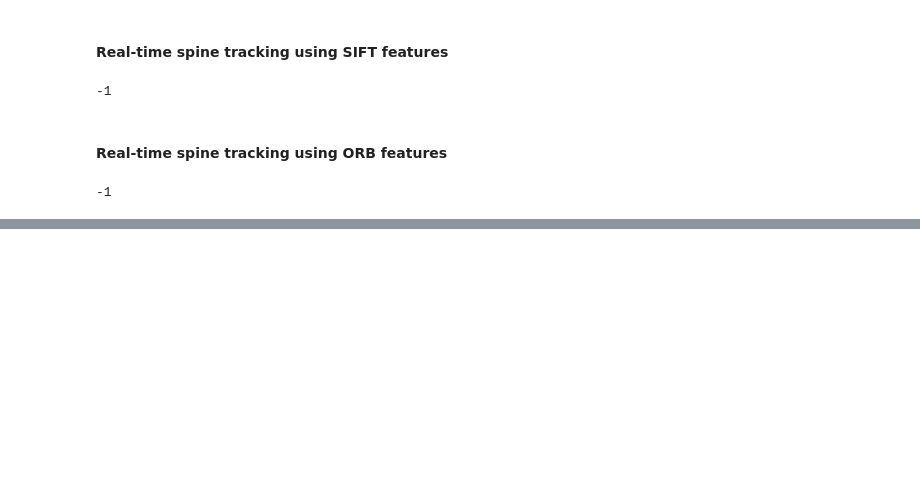
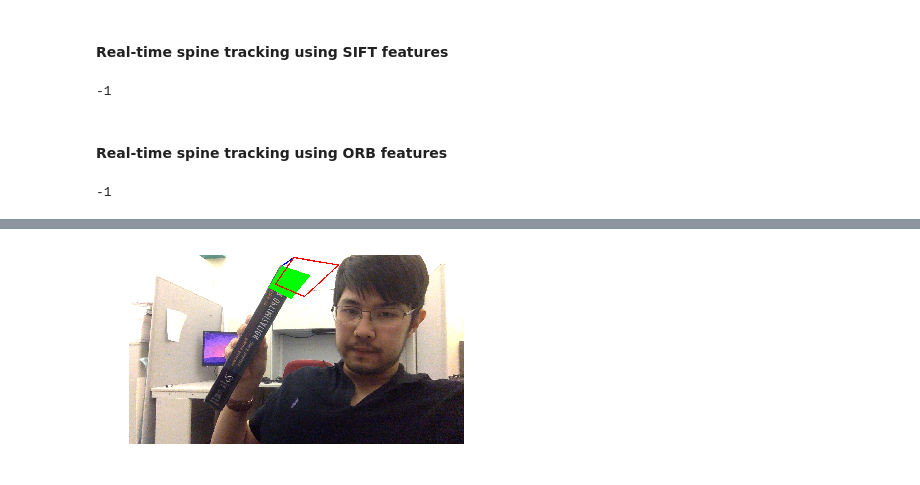
Before and after one commit to buenayerba/augmented-reality-for-book-spines, a Jupyter notebook: Feature_tracking.ipynb, the cells around one changed output, grey strips where cells are left out. Cells and saved outputs as stored; diff of their text form; code cells hidden in the pictures; blank space fills up the shorter version.

```diff
--- a/Feature_tracking.ipynb
+++ b/Feature_tracking.ipynb
@@ -652,0 +800,48 @@ cv2.waitKey(1) # extra waitKey sometimes needed to close camera window
+# %%
+scene_path = 'scene1.jpg'
+query_path = 'book1.jpg'
+
+scene = cv2.imread(scene_path, 0)
+scene_color = cv2.imread(scene_path)
+query = cv2.imread(query_path, 0)
+
+mtx = np.array([[ 702.371514,      0.,          282.89455565],
+       [   0.,          701.171975,    202.12671729],
+       [   0.,            0.,            1.        ]])
+
+dist = np.array([[ 0.20128483, -1.94971807, -0.0144107,  -0.01528961,  7.50933323]])
+
+b = np.zeros((63,1,3))
+b[:,:,:-1] = src_pts
+
+# M, mask = cv2.findHomography(src_pts, dst_pts, cv2.RANSAC, 5.0)
+# print M
+
+
+src_pts = b
+src_pts = src_pts.reshape(-1, 3)
+dst_pts = dst_pts.reshape(-1, 2)
+
+
+
+_, rvecs, tvecs, _ = cv2.solvePnPRansac(src_pts, dst_pts, mtx, dist)
+
+# axis = np.float32([[100,0,0], [0,100,0], [0,0,-100]]).reshape(-1,3)
+
+
+axis = np.float32([[0,0,0], [0,100,0], [100,100,0], [100,0,0], [0,0,-100], [0,100,-100],[100,100,-100],[100,0,-100]])
+
+imgpts, jac = cv2.projectPoints(axis, rvecs, tvecs, mtx, dist)
+
+vert = np.float32([[0,0,0]]).reshape(-1,3)
+v, jac1 = cv2.projectPoints(vert, rvecs, tvecs, mtx, dist)
+
+
+# print imgpts
+img = draw(scene_color,v,imgpts)
+
+# dst = cv2.warpPerspective(scene, M, (1000, 1000));
+
+imshow(img)
+# %% [output]
+[figure, added]
```
Also changed, not shown: parts of 6 cells of this notebook.
